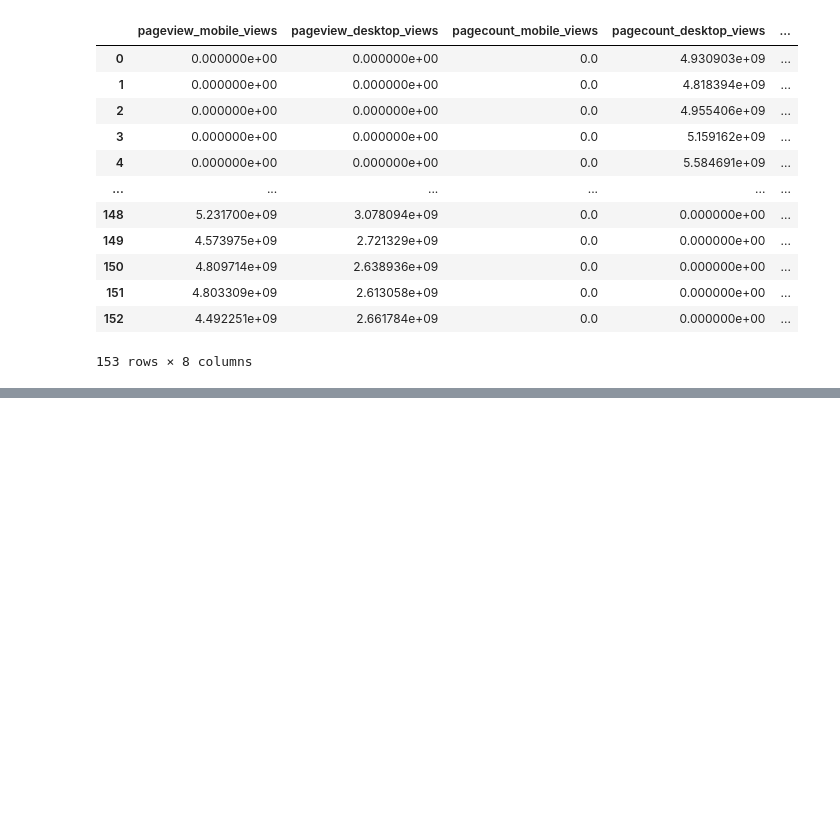
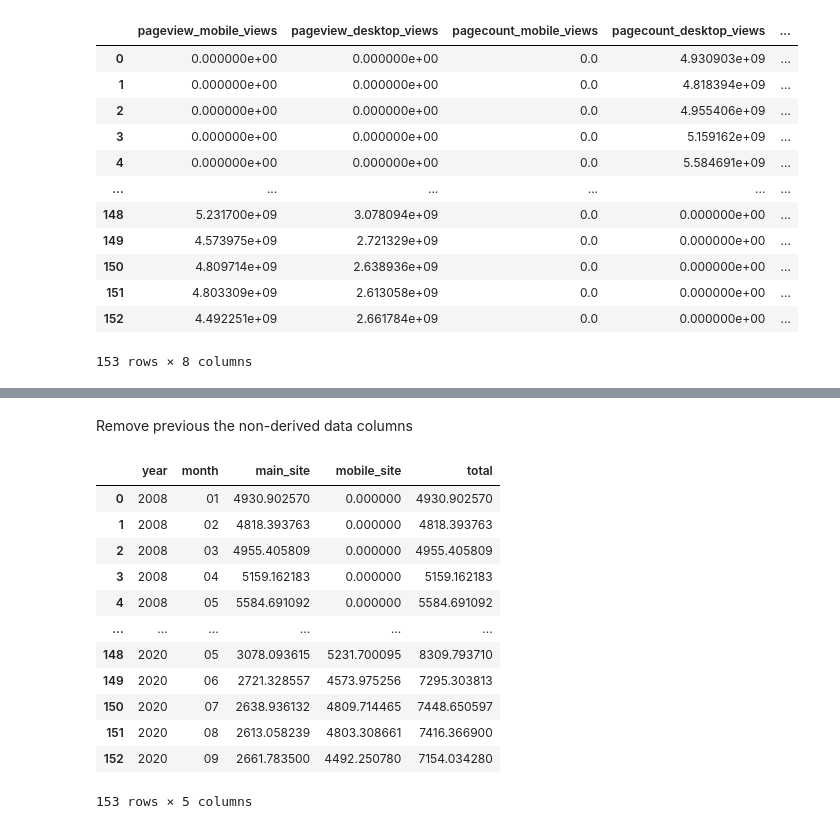
Before and after one commit to carljparker/data-512, a Jupyter notebook: data-512-a1/data-512-a1.ipynb, the cells around one changed output, grey strips where cells are left out. Saved outputs shown, nothing was run; the diff lists cells and outputs as text; code cells hidden in the pictures; blank space fills up the shorter version.

```diff
--- a/data-512-a1/data-512-a1.ipynb
+++ b/data-512-a1/data-512-a1.ipynb
@@ -614,0 +629,2 @@ df_en_wikipedia_traffic.to_csv( 'en-wikipedia_traffic_200712-202008.csv', index_
+# %% [markdown]
+Remove previous the non-derived data columns
@@ -614,0 +633,16 @@ df_en_wikipedia_traffic.to_csv( 'en-wikipedia_traffic_200712-202008.csv', index_
+# %%
+df_plot_data
+# %% [output]
+|  | year | month | main_site | mobile_site | total |
+| 0 | 2008 | 01 | 4930.902570 | 0.000000 | 4930.902570 |
+| 1 | 2008 | 02 | 4818.393763 | 0.000000 | 4818.393763 |
+| 2 | 2008 | 03 | 4955.405809 | 0.000000 | 4955.405809 |
+| 3 | 2008 | 04 | 5159.162183 | 0.000000 | 5159.162183 |
+| 4 | 2008 | 05 | 5584.691092 | 0.000000 | 5584.691092 |
+| ... | ... | ... | ... | ... | ... |
+| 148 | 2020 | 05 | 3078.093615 | 5231.700095 | 8309.793710 |
+| 149 | 2020 | 06 | 2721.328557 | 4573.975256 | 7295.303813 |
+| 150 | 2020 | 07 | 2638.936132 | 4809.714465 | 7448.650597 |
+| 151 | 2020 | 08 | 2613.058239 | 4803.308661 | 7416.366900 |
+| 152 | 2020 | 09 | 2661.783500 | 4492.250780 | 7154.034280 |
+153 rows × 5 columns
```
Also changed, not shown: parts of 17 cells of this notebook, 1 other file.
